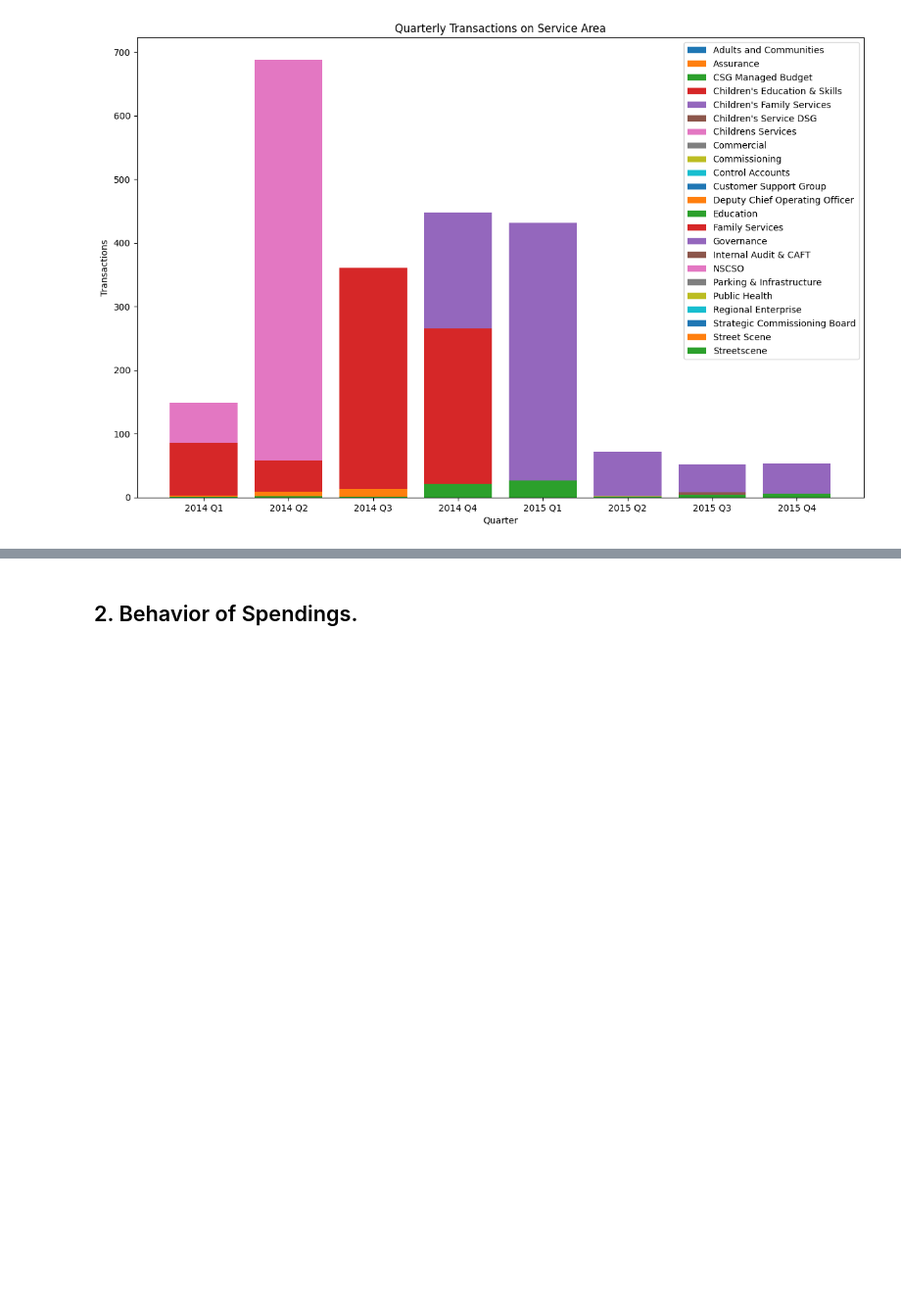
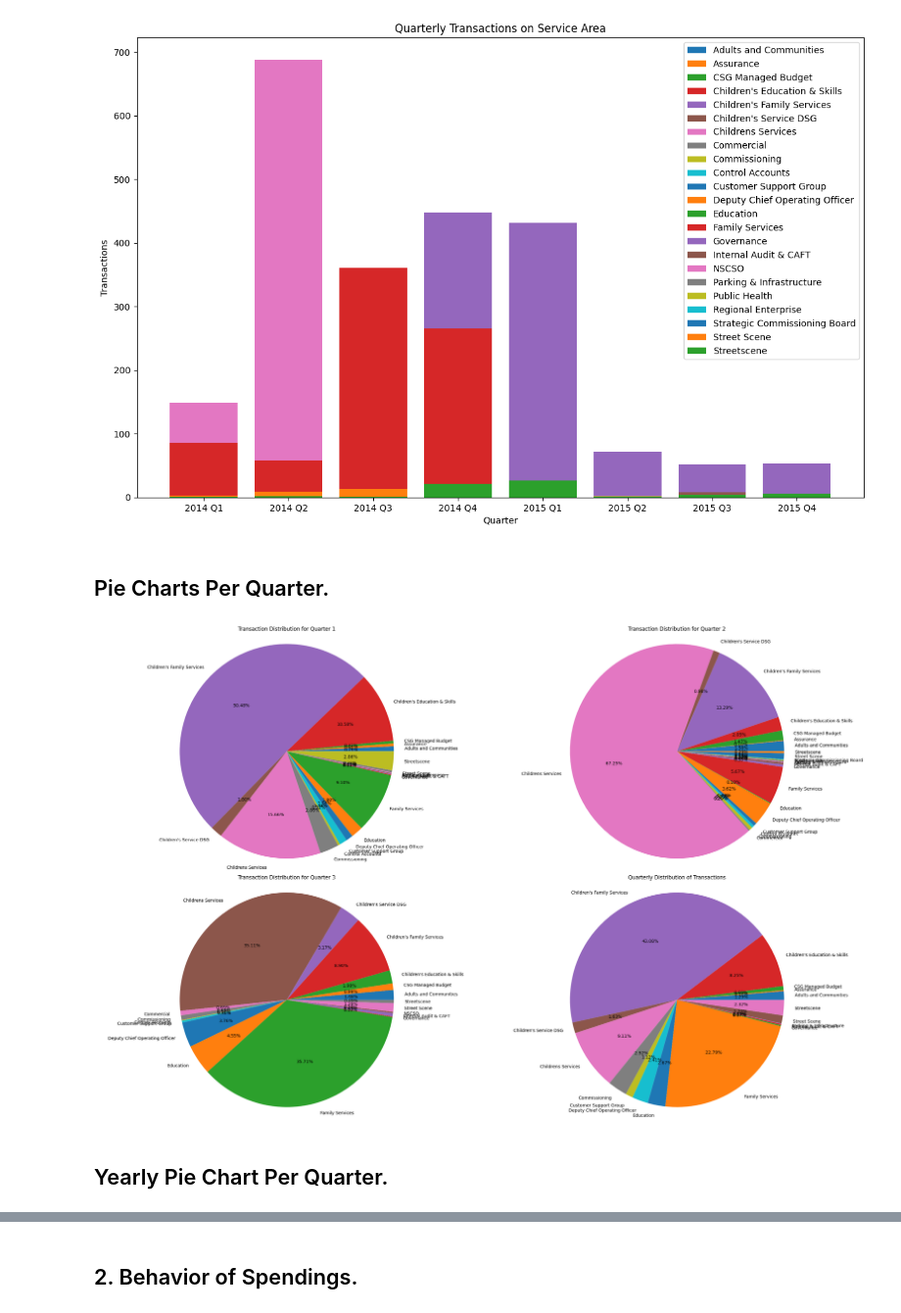
Before and after one commit to rachit-bhatt/Barnet-Borough-Credit-Card-Insights, a Jupyter notebook: Barnet Borough Credit Card Insights.ipynb, the cells around one changed output, grey strips where cells are left out. Shown at 98% size. Cells and saved outputs as stored; diff of their text form; code cells hidden in the pictures; blank space fills up the shorter version.

```diff
--- a/Barnet Borough Credit Card Insights.ipynb
+++ b/Barnet Borough Credit Card Insights.ipynb
@@ -420,3 +421,30 @@ plt.tight_layout()
 plt.show()
 # %% [output]
 [figure]
+# %% [markdown]
+## Pie Charts Per Quarter.
+# %%
+# Chart Resolution: 2560 x 1600p
+figure, ax = plt.subplots(2, 2, figsize = (25.6, 16))
+ax = ax.flatten()
+
+# Plotting Pie Charts.
+for iteration, quarter in enumerate(transactions.quarter.dt.quarter.unique()):
+    data = transactions[transactions.quarter.dt.quarter == quarter]
+    transactions_data = data.groupby('Service Area').transaction_count.sum()
+
+    axis = ax[iteration]
+    axis.pie(transactions_data, labels = transactions_data.index, autopct = '%1.2f%%')
+    axis.set_title('Transaction Distribution for Quarter {}'.format(quarter))
+    axis.axis('equal')
+
+# Chart Decoration.
+plt.title('Quarterly Distribution of Transactions')
+
+# Displaying the Chart.
+plt.tight_layout()
+plt.show()
+# %% [output]
+[figure, added]
+# %% [markdown]
+## Yearly Pie Chart Per Quarter.
```
Also changed, not shown: parts of 9 cells of this notebook.
